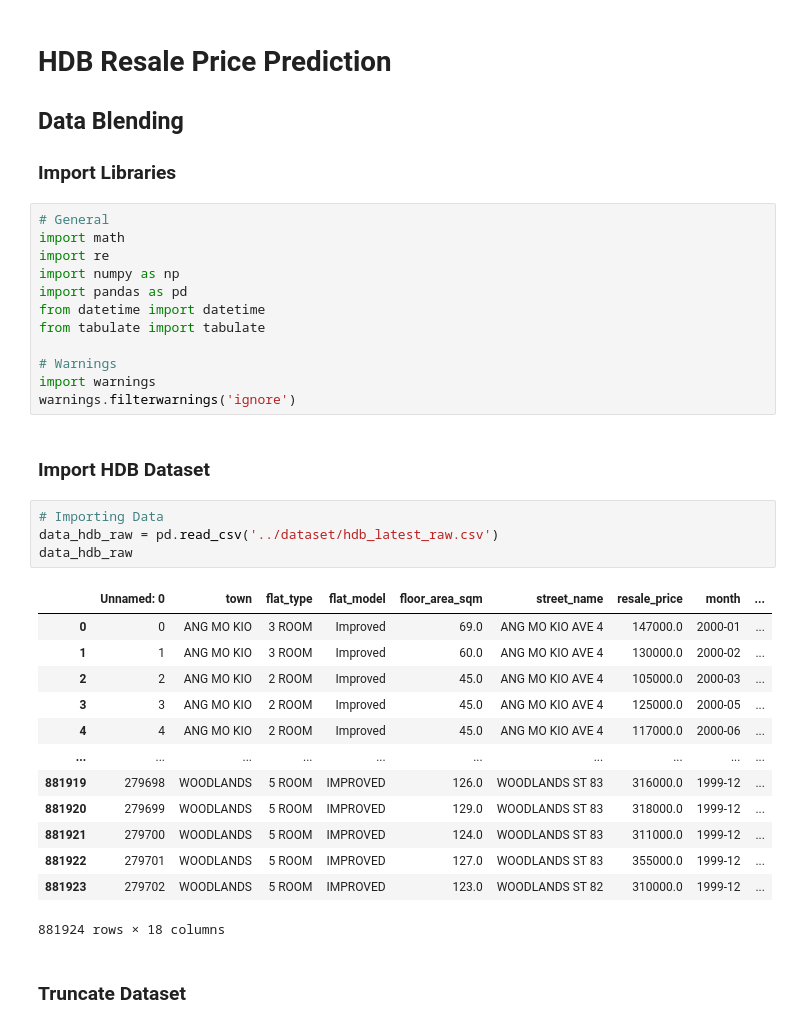
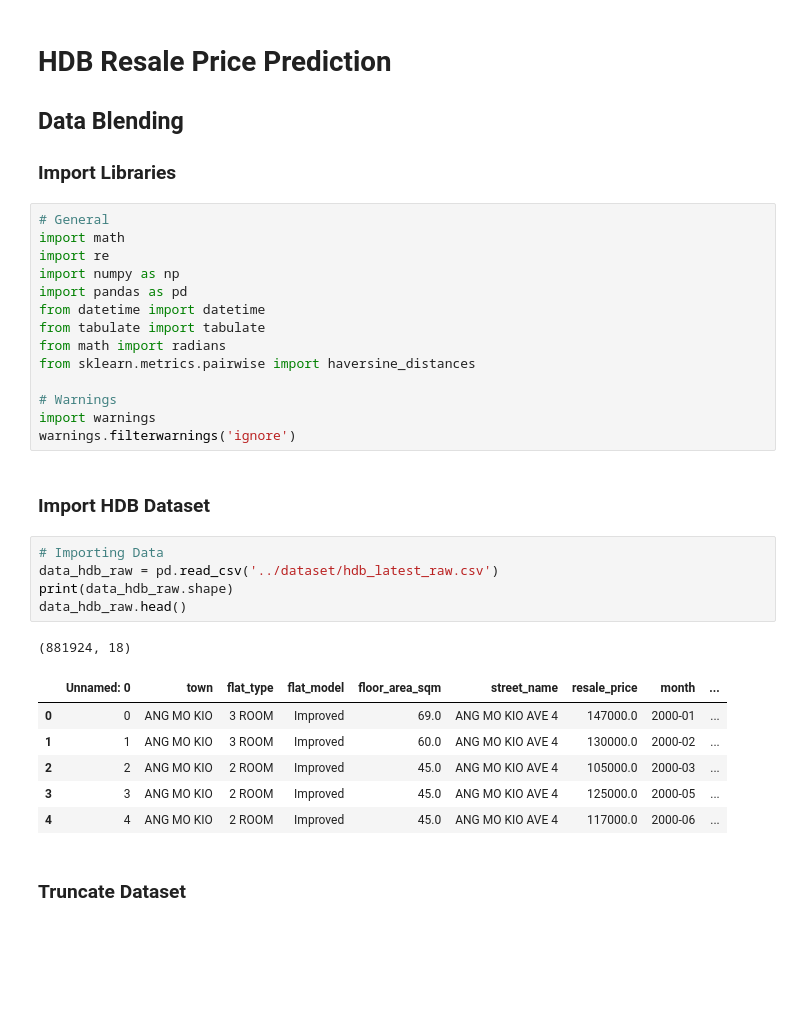
Before and after one commit to kkinmunn/is4303_hdbresale, a Jupyter notebook: eda/datablending.ipynb, the cells around one changed output. Saved outputs shown, nothing was run; the diff lists cells and outputs as text; blank space fills up the shorter version.

```diff
--- a/eda/datablending.ipynb
+++ b/eda/datablending.ipynb
@@ -12,6 +12,8 @@ import numpy as np
 import pandas as pd
 from datetime import datetime
 from tabulate import tabulate
+from math import radians
+from sklearn.metrics.pairwise import haversine_distances
 
 # Warnings
 import warnings
@@ -21,21 +23,16 @@ warnings.filterwarnings('ignore')
 # %%
 # Importing Data
 data_hdb_raw = pd.read_csv('../dataset/hdb_latest_raw.csv')
-data_hdb_raw
+print(data_hdb_raw.shape)
+data_hdb_raw.head()
 # %% [output]
+(881924, 18)
 |  | Unnamed: 0 | town | flat_type | flat_model | floor_area_sqm | street_name | resale_price | month | ... |
 | 0 | 0 | ANG MO KIO | 3 ROOM | Improved | 69.0 | ANG MO KIO AVE 4 | 147000.0 | 2000-01 | ... |
 | 1 | 1 | ANG MO KIO | 3 ROOM | Improved | 60.0 | ANG MO KIO AVE 4 | 130000.0 | 2000-02 | ... |
 | 2 | 2 | ANG MO KIO | 2 ROOM | Improved | 45.0 | ANG MO KIO AVE 4 | 105000.0 | 2000-03 | ... |
 | 3 | 3 | ANG MO KIO | 2 ROOM | Improved | 45.0 | ANG MO KIO AVE 4 | 125000.0 | 2000-05 | ... |
 | 4 | 4 | ANG MO KIO | 2 ROOM | Improved | 45.0 | ANG MO KIO AVE 4 | 117000.0 | 2000-06 | ... |
-| ... | ... | ... | ... | ... | ... | ... | ... | ... | ... |
-| 881919 | 279698 | WOODLANDS | 5 ROOM | IMPROVED | 126.0 | WOODLANDS ST 83 | 316000.0 | 1999-12 | ... |
-| 881920 | 279699 | WOODLANDS | 5 ROOM | IMPROVED | 129.0 | WOODLANDS ST 83 | 318000.0 | 1999-12 | ... |
-| 881921 | 279700 | WOODLANDS | 5 ROOM | IMPROVED | 124.0 | WOODLANDS ST 83 | 311000.0 | 1999-12 | ... |
-| 881922 | 279701 | WOODLANDS | 5 ROOM | IMPROVED | 127.0 | WOODLANDS ST 83 | 355000.0 | 1999-12 | ... |
-| 881923 | 279702 | WOODLANDS | 5 ROOM | IMPROVED | 123.0 | WOODLANDS ST 82 | 310000.0 | 1999-12 | ... |
-881924 rows × 18 columns
 # %% [markdown]
 ### Truncate Dataset
 # %%
```
Also changed, not shown: parts of 8 cells of this notebook.
